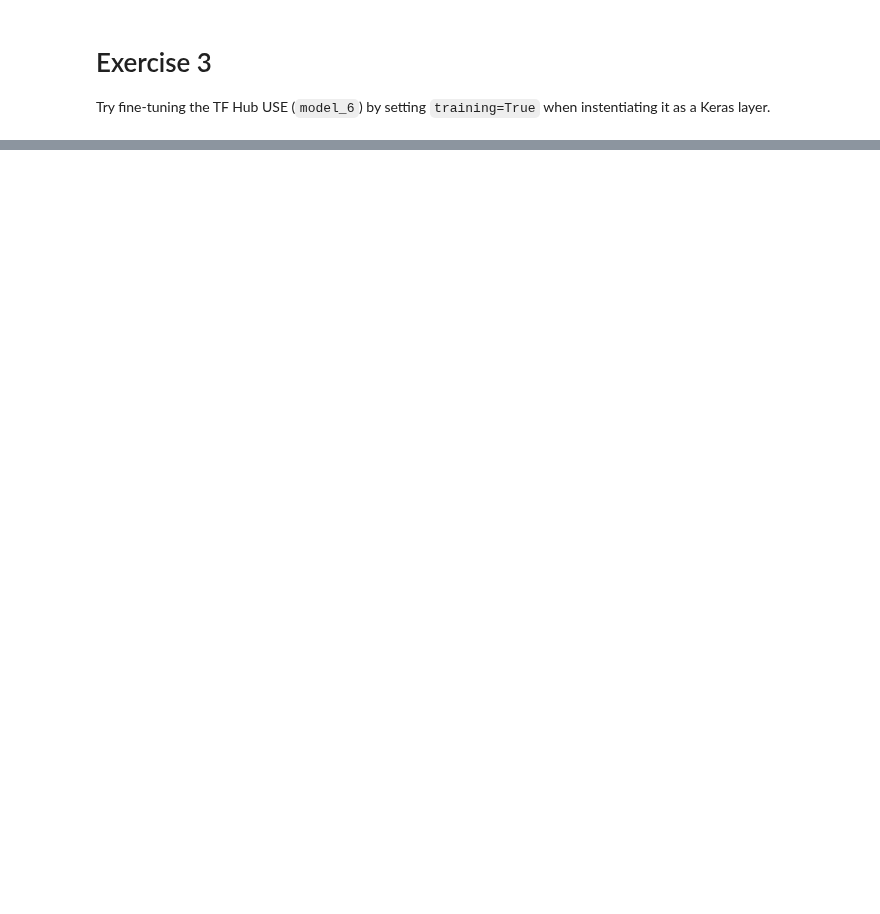
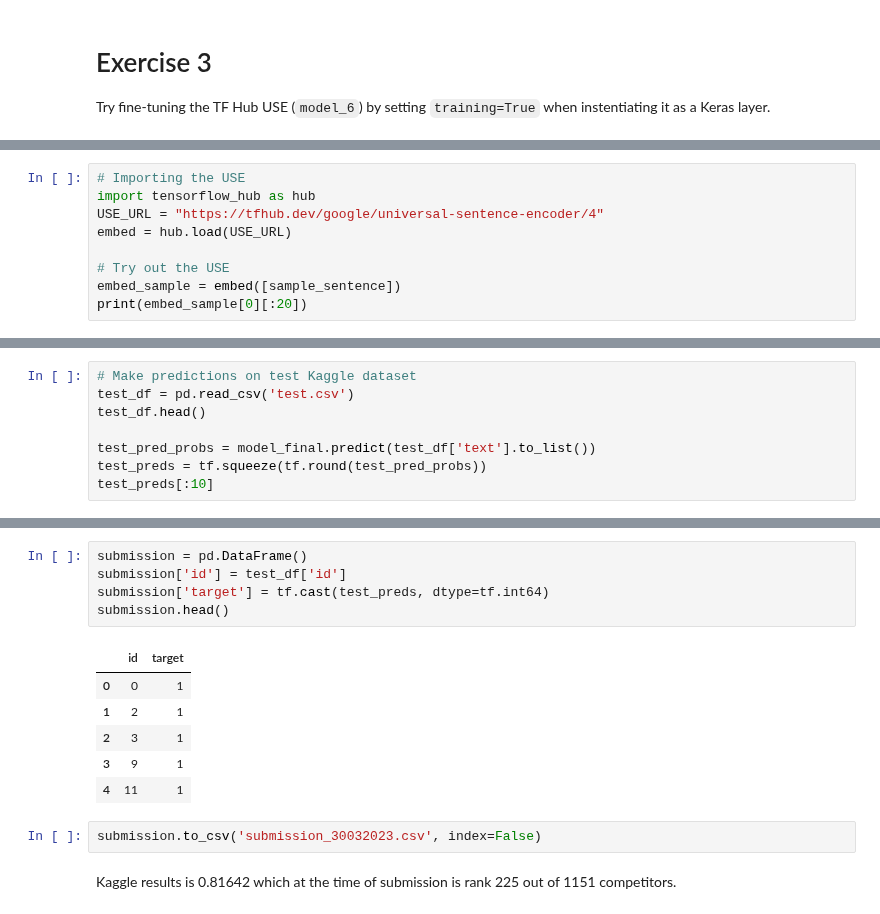
Before and after one commit to pawelkiszczak/tensorflow, a Jupyter notebook: colab_notebooks/08_notebook_exercises.ipynb, the cells around one changed output, grey strips where cells are left out. Cells and saved outputs as stored; diff of their text form; blank space fills up the shorter version.

```diff
--- a/colab_notebooks/08_notebook_exercises.ipynb
+++ b/colab_notebooks/08_notebook_exercises.ipynb
@@ -491,0 +508,9 @@ Try fine-tuning the TF Hub USE (`model_6`) by setting `training=True` when inste
+# %%
+# Importing the USE
+import tensorflow_hub as hub
+USE_URL = "https://tfhub.dev/google/universal-sentence-encoder/4"
+embed = hub.load(USE_URL)
+
+# Try out the USE
+embed_sample = embed([sample_sentence])
+print(embed_sample[0][:20])
@@ -491,0 +825,8 @@ Try fine-tuning the TF Hub USE (`model_6`) by setting `training=True` when inste
+# %%
+# Make predictions on test Kaggle dataset
+test_df = pd.read_csv('test.csv')
+test_df.head()
+
+test_pred_probs = model_final.predict(test_df['text'].to_list())
+test_preds = tf.squeeze(tf.round(test_pred_probs))
+test_preds[:10]
@@ -491,0 +836,16 @@ Try fine-tuning the TF Hub USE (`model_6`) by setting `training=True` when inste
+# %%
+submission = pd.DataFrame()
+submission['id'] = test_df['id']
+submission['target'] = tf.cast(test_preds, dtype=tf.int64)
+submission.head()
+# %% [output]
+|  | id | target |
+| 0 | 0 | 1 |
+| 1 | 2 | 1 |
+| 2 | 3 | 1 |
+| 3 | 9 | 1 |
+| 4 | 11 | 1 |
+# %%
+submission.to_csv('submission_30032023.csv', index=False)
+# %% [markdown]
+Kaggle results is 0.81642 which at the time of submission is rank 225 out of 1151 competitors.
```
Also changed, not shown: parts of 40 cells of this notebook.
